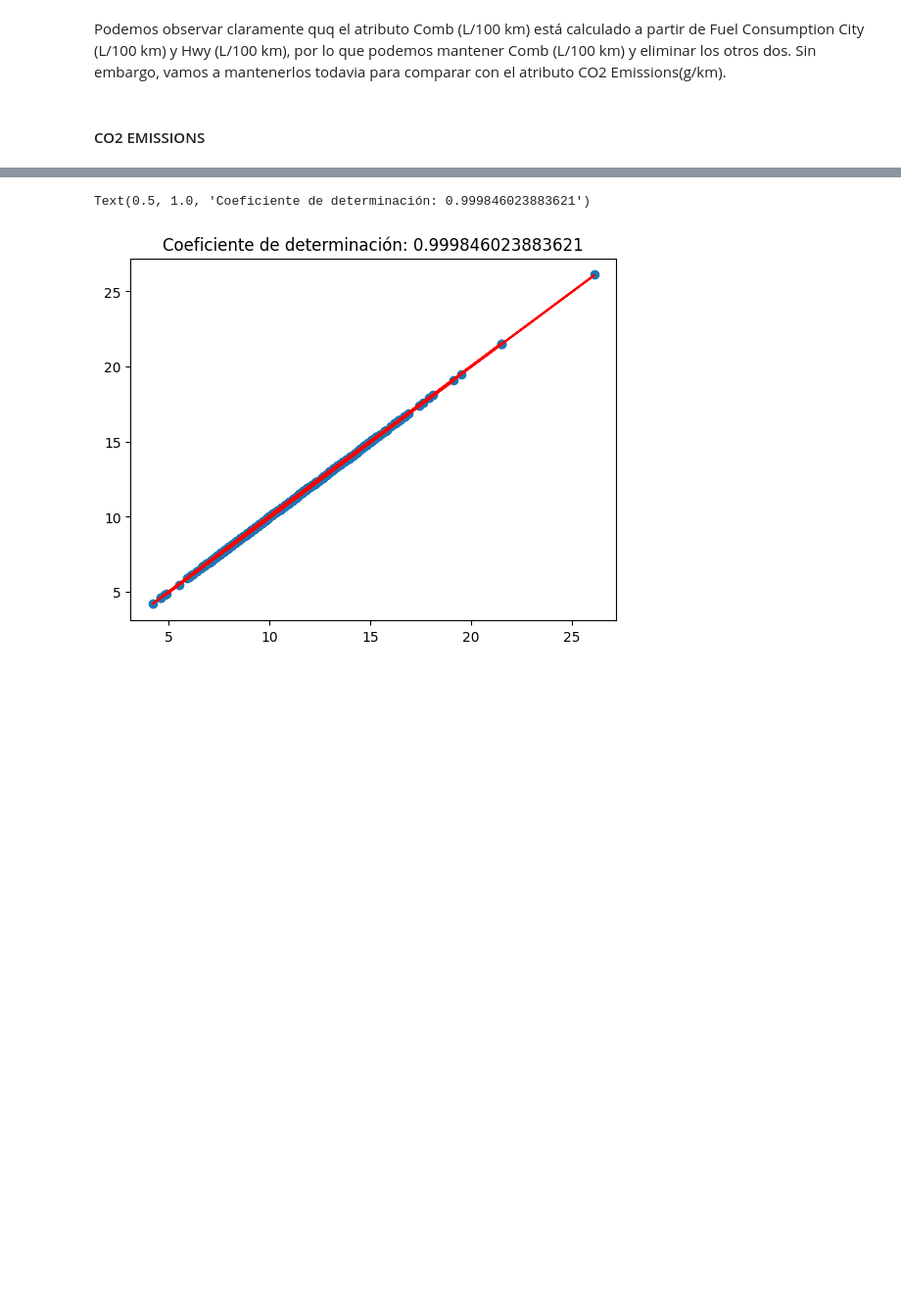
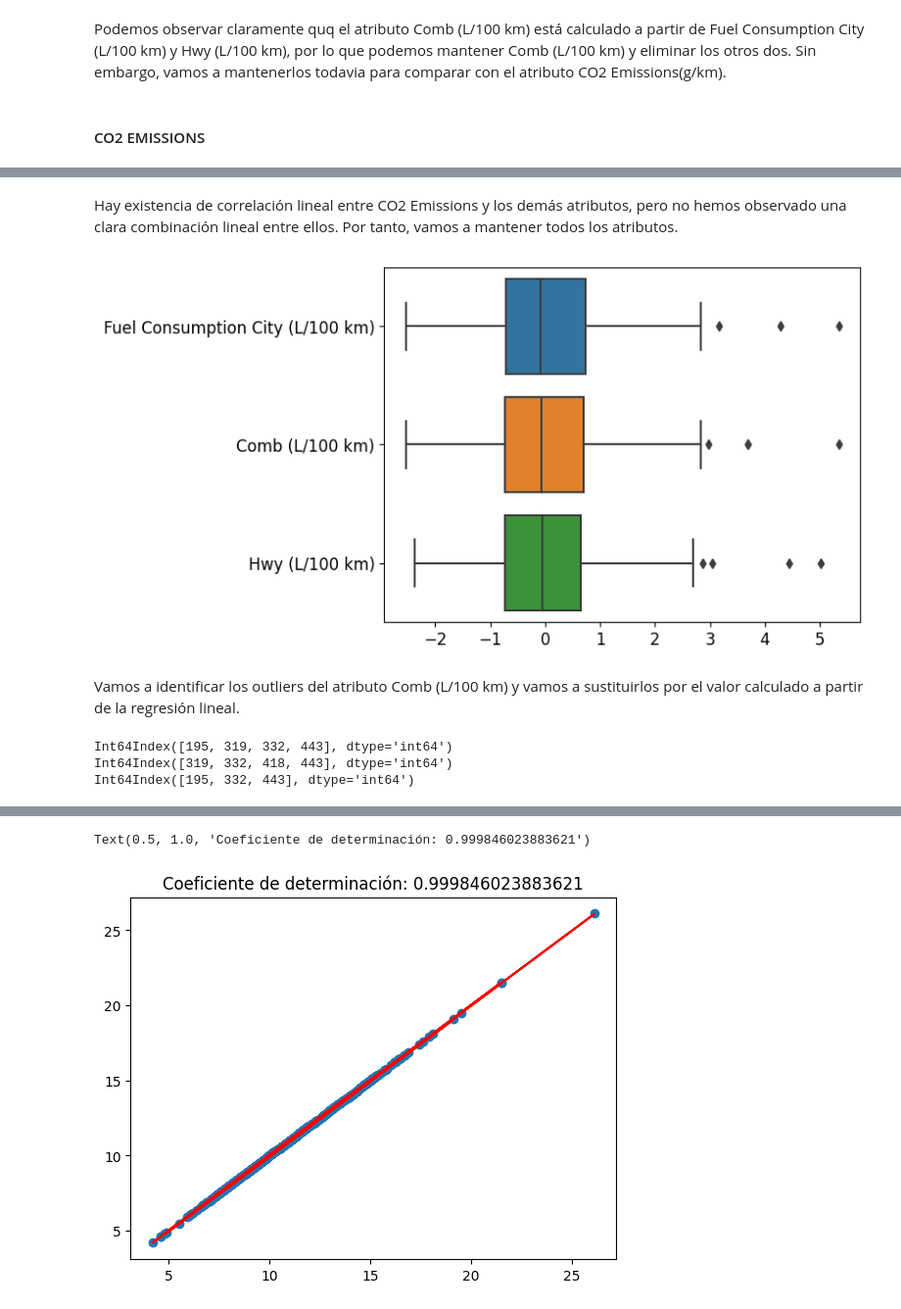
Before and after one commit to Kraslo/APAU_SMOG_PREDICTION_3RDGROUP, a Jupyter notebook: codigo/codigo_andy.ipynb, the cells around one changed output, grey strips where cells are left out. Shown at 98% size. Cells and saved outputs as stored; diff of their text form; code cells hidden in the pictures; blank space fills up the shorter version.

```diff
--- a/codigo/codigo_andy.ipynb
+++ b/codigo/codigo_andy.ipynb
@@ -539,0 +530,19 @@ train.corr()
+# %% [markdown]
+Hay existencia de correlación lineal entre CO2 Emissions y los demás atributos, pero no hemos observado una clara combinación lineal entre ellos. Por tanto, vamos a mantener todos los atributos.
+# %%
+boxplot(train[['Fuel Consumption City (L/100 km)','Comb (L/100 km)','Hwy (L/100 km)']])
+# %% [output]
+[figure, added]
+# %% [markdown]
+Vamos a identificar los outliers del atributo Comb (L/100 km) y vamos a sustituirlos por el valor calculado a partir de la regresión lineal.
+# %%
+index_comb = outliers(pd.DataFrame(train['Comb (L/100 km)'])).index
+index_hwy = outliers(pd.DataFrame(train['Hwy (L/100 km)'])).index
+index_city = outliers(pd.DataFrame(train['Fuel Consumption City (L/100 km)'])).index
+print(index_comb)
+print(index_hwy)
+print(index_city)
+# %% [output]
+Int64Index([195, 319, 332, 443], dtype='int64')
+Int64Index([319, 332, 418, 443], dtype='int64')
+Int64Index([195, 332, 443], dtype='int64')
```
Also changed, not shown: parts of 15 cells of this notebook.
